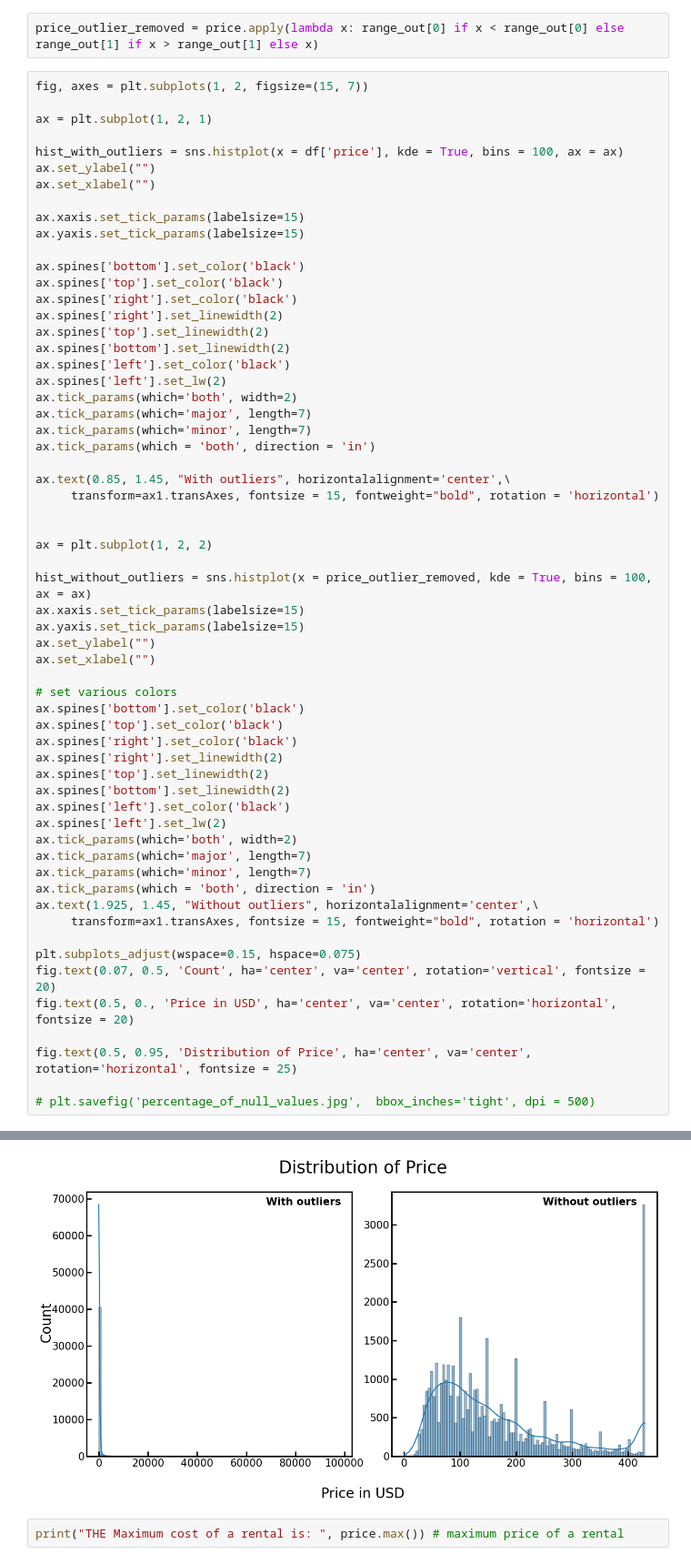
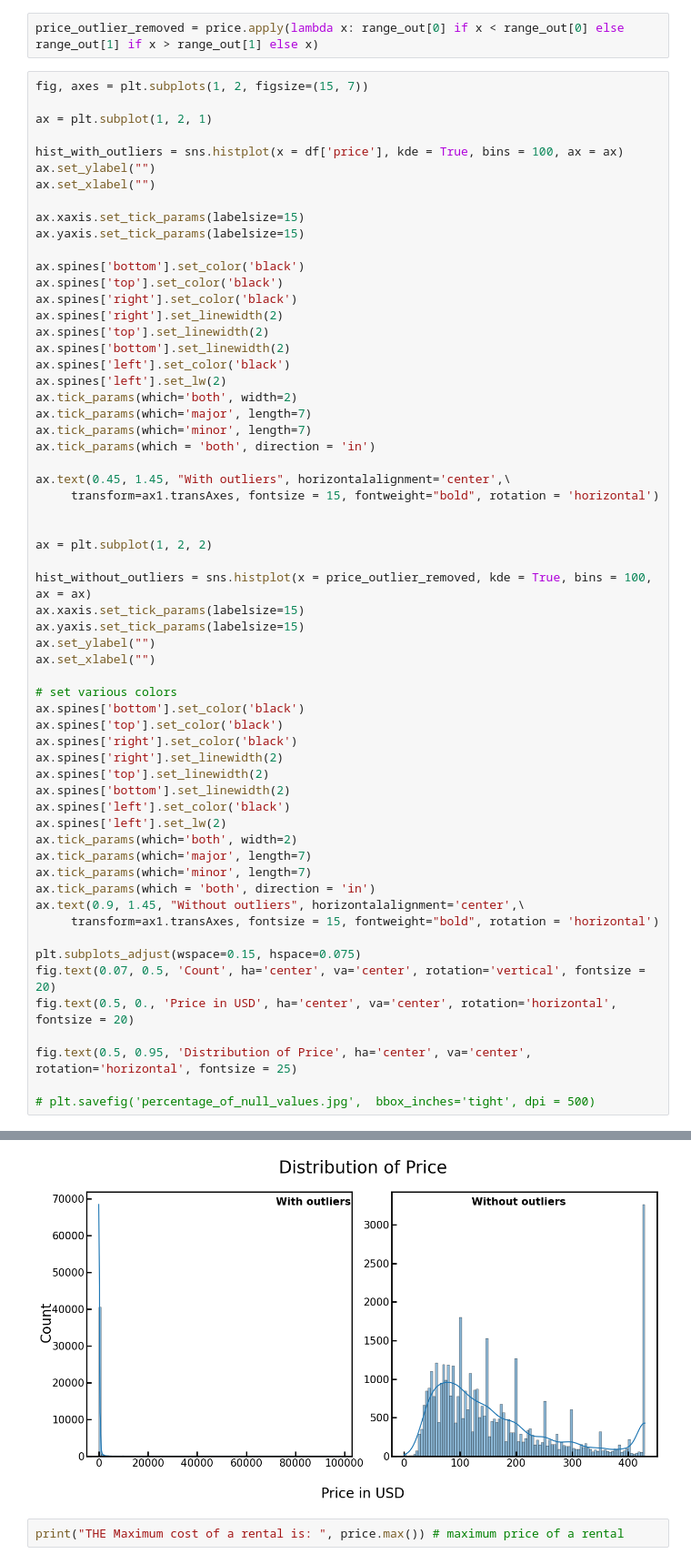
Before and after one commit to SujanNeupane42/MedicareAI-Multiclass-Classification-of-Chest-Radiographs-Using-CNNs-and-GANs, a Jupyter notebook: DataCleaning.ipynb, the cells around one changed output, grey strips where cells are left out. Shown at 91% size. Cells and saved outputs as stored; diff of their text form.

```diff
--- a/DataCleaning.ipynb
+++ b/DataCleaning.ipynb
@@ -2621,7 +2623,7 @@ ax.tick_params(which='major', length=7)
 ax.tick_params(which='minor', length=7)
 ax.tick_params(which = 'both', direction = 'in')
 
-ax.text(0.85, 1.45, "With outliers", horizontalalignment='center',\
+ax.text(0.45, 1.45, "With outliers", horizontalalignment='center',\
      transform=ax1.transAxes, fontsize = 15, fontweight="bold", rotation = 'horizontal')
 
 
@@ -2630,35 +2632,35 @@ ax = plt.subplot(1, 2, 2)
 hist_without_outliers = sns.histplot(x = price_outlier_removed, kde = True, bins = 100, ax = ax)
 ax.xaxis.set_tick_params(labelsize=15)
 ax.yaxis.set_tick_params(labelsize=15)
 ax.set_ylabel("")
 ax.set_xlabel("")
 
 # set various colors
 ax.spines['bottom'].set_color('black')
 ax.spines['top'].set_color('black')
 ax.spines['right'].set_color('black')
 ax.spines['right'].set_linewidth(2)
 ax.spines['top'].set_linewidth(2)
 ax.spines['bottom'].set_linewidth(2)
 ax.spines['left'].set_color('black')
 ax.spines['left'].set_lw(2)
 ax.tick_params(which='both', width=2)
 ax.tick_params(which='major', length=7)
 ax.tick_params(which='minor', length=7)
 ax.tick_params(which = 'both', direction = 'in')
-ax.text(1.925, 1.45, "Without outliers", horizontalalignment='center',\
+ax.text(0.9, 1.45, "Without outliers", horizontalalignment='center',\
      transform=ax1.transAxes, fontsize = 15, fontweight="bold", rotation = 'horizontal')
 
 plt.subplots_adjust(wspace=0.15, hspace=0.075)
 fig.text(0.07, 0.5, 'Count', ha='center', va='center', rotation='vertical', fontsize = 20)
 fig.text(0.5, 0., 'Price in USD', ha='center', va='center', rotation='horizontal', fontsize = 20)
 
 fig.text(0.5, 0.95, 'Distribution of Price', ha='center', va='center', rotation='horizontal', fontsize = 25)
 
 # plt.savefig('percentage_of_null_values.jpg',  bbox_inches='tight', dpi = 500)
 # %% [output]
 Text(0.5, 0.95, 'Distribution of Price')
-[figure, old version]
+[figure, new version]
 # %%
 print("THE Maximum cost of a rental is: ", price.max()) # maximum price of a rental
 # %% [output]
```
Also changed, not shown: parts of 34 cells of this notebook.
